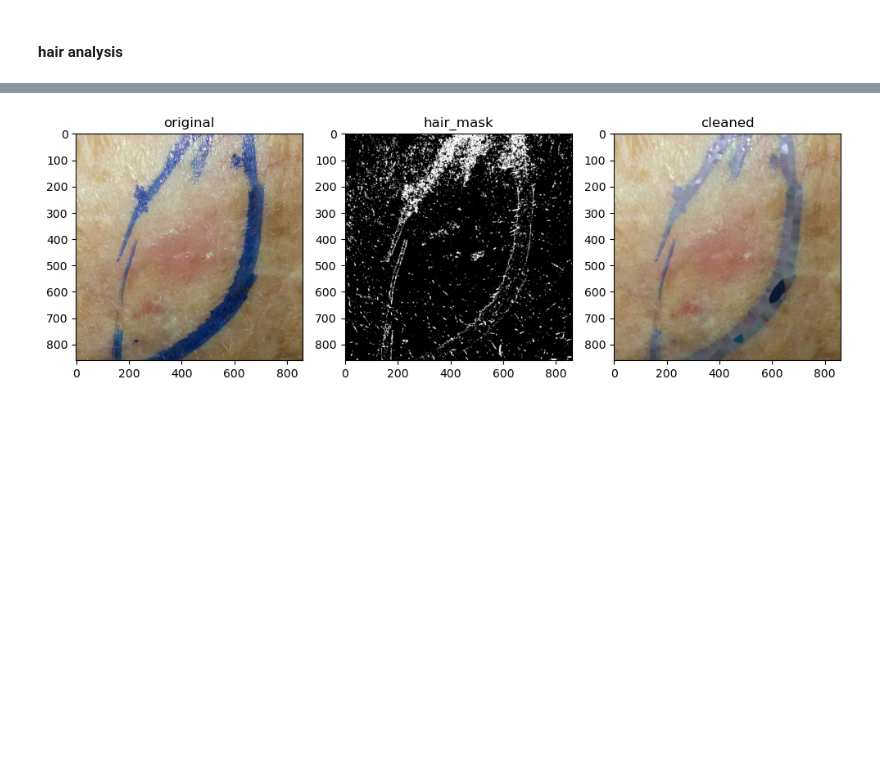
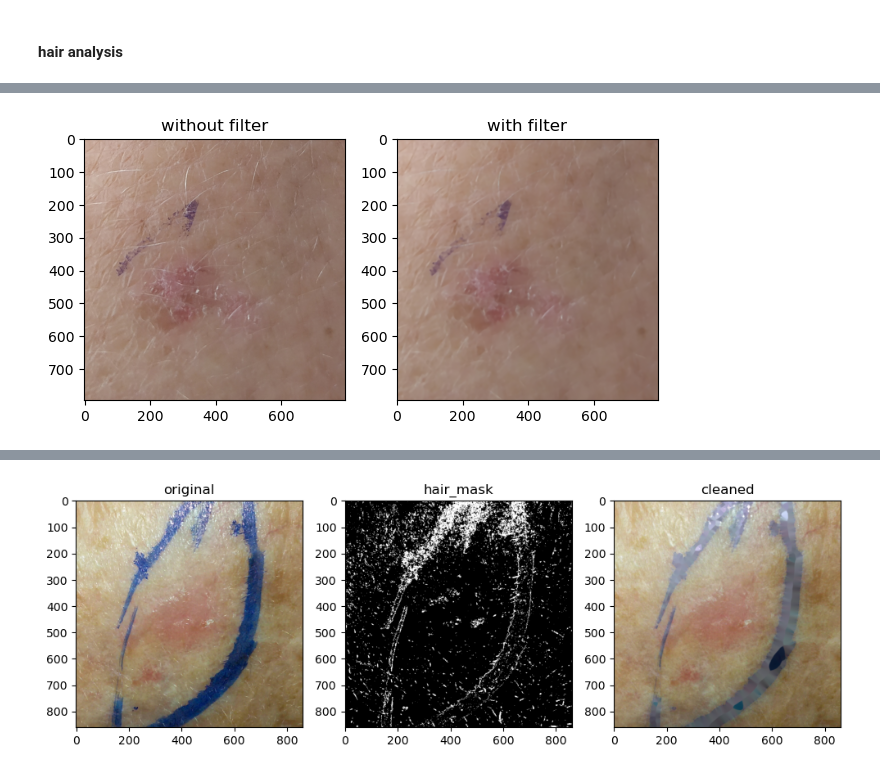
Before and after one commit to AkioAbe01/2026_PDS_Aardvark, a Jupyter notebook: src/hair.ipynb, the cells around one changed output, grey strips where cells are left out. Cells and saved outputs as stored; diff of their text form; code cells hidden in the pictures; blank space fills up the shorter version.

```diff
--- a/src/hair.ipynb
+++ b/src/hair.ipynb
@@ -207,0 +326,20 @@ show_rgb_channel('PAT_1181_659_231.png')
+# %%
+img_id = 'PAT_2051_4356_460.png'
+
+img_path = '../data/imgs/' + img_id
+mask_path = '../data/masks/' + img_id.replace('.png', '_mask.png')
+
+img = plt.imread(img_path)
+img_clean = cv2.medianBlur(img, 7)
+
+fig, ax = plt.subplots(1, 2)
+ax[0].imshow(img)
+ax[0].set_title('without filter')
+
+ax[1].imshow(img_clean)
+ax[1].set_title('with filter')
+
+plt.tight_layout()
+plt.show()
+# %% [output]
+[figure, added]
```
Also changed, not shown: parts of 45 cells of this notebook, 7 other files.
